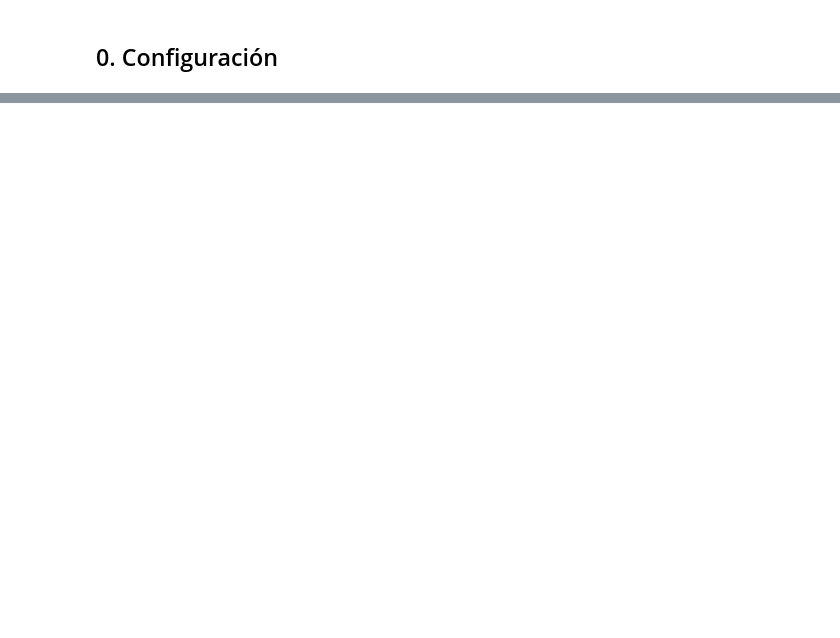
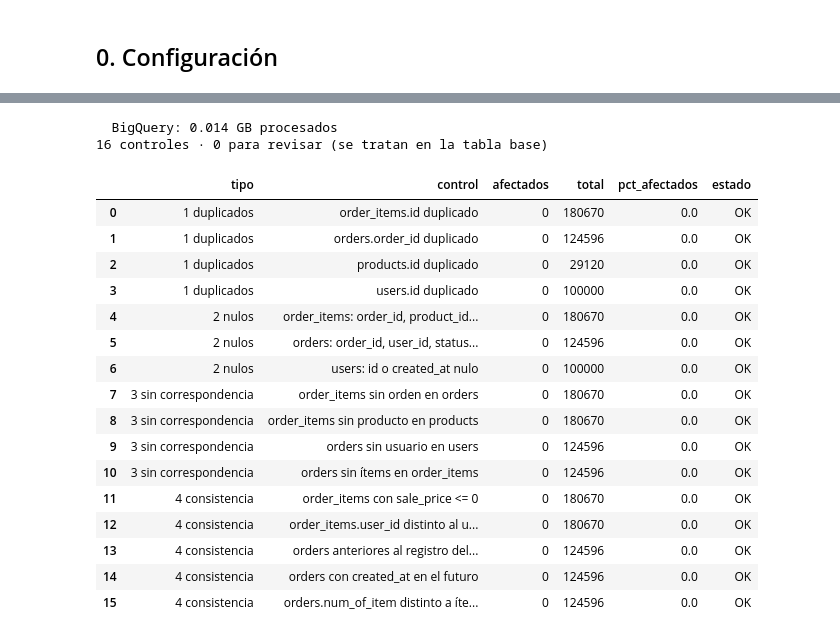
Before and after one commit to TaisAM3103/recompra-60d-tais-arrunategui, a Jupyter notebook: notebooks/recompra_60d.ipynb, the cells around one changed output, grey strips where cells are left out. Cells and saved outputs as stored; diff of their text form; code cells hidden in the pictures; blank space fills up the shorter version.

````diff
--- a/notebooks/recompra_60d.ipynb
+++ b/notebooks/recompra_60d.ipynb
@@ -95,7 +97,7 @@ client = bigquery.Client(project=CONFIG["PROYECTO"])
 
 
 def _parametro(nombre, valor):
-    """Convierte un valor de Python en un parámetro tipado de BigQuery."""
+    # valor de python -> parametro tipado de BQ
     if isinstance(valor, (list, tuple)):
         return bigquery.ArrayQueryParameter(nombre, "STRING", list(valor))
     if isinstance(valor, dt.date):
@@ -108,7 +110,7 @@ def _parametro(nombre, valor):
 
 
 def consultar(sql, params=None, destino=None):
-    """Ejecuta una consulta. Si se indica `destino`, además la escribe con WRITE_TRUNCATE."""
+    """Corre una consulta. Con `destino` ademas guarda el resultado (WRITE_TRUNCATE)."""
     cfg = bigquery.QueryJobConfig(
         query_parameters=[_parametro(k, v) for k, v in (params or {}).items()])
     if destino:
@@ -122,7 +124,7 @@ def consultar(sql, params=None, destino=None):
 
 
 def asegurar_dataset_destino(cfg):
-    """Crea el dataset de la candidata si no existe, en la misma región que el origen."""
+    # crea mi dataset si no existe, en la misma region que el origen (US)
     origen = client.get_dataset(f'{cfg["PROYECTO"]}.{cfg["DATASET_ORIGEN"]}')
     ds = bigquery.Dataset(f'{cfg["PROYECTO"]}.{cfg["DATASET_DESTINO"]}')
     ds.location = origen.location
@@ -130,12 +132,12 @@ def asegurar_dataset_destino(cfg):
 
 
 def reemplazar_particion(df, tabla, fecha_corte):
-    """Guarda `df` en `tabla` (particionada por fecha_corte) reemplazando SOLO esa fecha.
-    Re-ejecutar con la misma fecha de corte no duplica filas."""
+    """Borra la particion de esa fecha de corte y vuelve a cargar.
+    Asi, correr dos veces con la misma fecha no duplica filas."""
     try:
         client.get_table(tabla)
         consultar(f"DELETE FROM `{tabla}` WHERE fecha_corte = @fc", {"fc": fecha_corte})
-    except NotFound:  # primera ejecución: la tabla la crea la carga
+    except NotFound:  # primera vez: la tabla la crea la carga
         pass
     job_cfg = bigquery.LoadJobConfig(
         write_disposition=bigquery.WriteDisposition.WRITE_APPEND,
@@ -154,8 +156,8 @@ def nombre_tabla(cfg, tabla, destino=False):
 
 
 def cargar_sql(nombre, cfg):
-    """Lee un archivo de sql/ y ajusta proyecto y datasets según CONFIG
-    (los archivos traen los nombres reales para poder ejecutarse en la consola)."""
+    # los .sql tienen los nombres reales para poder pegarlos en la consola;
+    # aqui solo los cambio si CONFIG apunta a otro proyecto/dataset
     sql = (DIR_SQL / nombre).read_text(encoding="utf-8")
     sql = sql.replace("bussiness-case-tyc.bussiness_case_ecommerce.",
                       f'{cfg["PROYECTO"]}.{cfg["DATASET_ORIGEN"]}.')
@@ -165,6 +167,6 @@ def cargar_sql(nombre, cfg):
 
 
 def mostrar_sql(nombre):
-    """Muestra el SQL dentro del notebook (queda visible en GitHub)."""
+    # para que el SQL se vea dentro del notebook (tambien en GitHub)
     display(Markdown(f"**`sql/{nombre}`**\n```sql\n{(DIR_SQL / nombre).read_text(encoding='utf-8')}\n```"))
 # %% [markdown]
@@ -177,13 +240,32 @@ mostrar_sql("00a_calidad_fuentes.sql")
 # %%
 def controlar_fuentes(cfg):
-    """Controles de calidad de las fuentes. Devuelve la tabla de controles."""
     df = consultar(cargar_sql("00a_calidad_fuentes.sql", cfg))
     revisar = df[df.estado != "OK"]
     print(f"{len(df)} controles · {len(revisar)} para revisar (se tratan en la tabla base)")
     return df
 
 calidad_fuentes = controlar_fuentes(CONFIG)
 calidad_fuentes
+# %% [output]
+  BigQuery: 0.014 GB procesados
+16 controles · 0 para revisar (se tratan en la tabla base)
+|  | tipo | control | afectados | total | pct_afectados | estado |
+| 0 | 1 duplicados | order_items.id duplicado | 0 | 180670 | 0.0 | OK |
+| 1 | 1 duplicados | orders.order_id duplicado | 0 | 124596 | 0.0 | OK |
+| 2 | 1 duplicados | products.id duplicado | 0 | 29120 | 0.0 | OK |
+| 3 | 1 duplicados | users.id duplicado | 0 | 100000 | 0.0 | OK |
+| 4 | 2 nulos | order_items: order_id, product_id... | 0 | 180670 | 0.0 | OK |
+| 5 | 2 nulos | orders: order_id, user_id, status... | 0 | 124596 | 0.0 | OK |
+| 6 | 2 nulos | users: id o created_at nulo | 0 | 100000 | 0.0 | OK |
+| 7 | 3 sin correspondencia | order_items sin orden en orders | 0 | 180670 | 0.0 | OK |
+| 8 | 3 sin correspondencia | order_items sin producto en products | 0 | 180670 | 0.0 | OK |
+| 9 | 3 sin correspondencia | orders sin usuario en users | 0 | 124596 | 0.0 | OK |
+| 10 | 3 sin correspondencia | orders sin ítems en order_items | 0 | 124596 | 0.0 | OK |
+| 11 | 4 consistencia | order_items con sale_price <= 0 | 0 | 180670 | 0.0 | OK |
+| 12 | 4 consistencia | order_items.user_id distinto al u... | 0 | 180670 | 0.0 | OK |
+| 13 | 4 consistencia | orders anteriores al registro del... | 0 | 124596 | 0.0 | OK |
+| 14 | 4 consistencia | orders con created_at en el futuro | 0 | 124596 | 0.0 | OK |
+| 15 | 4 consistencia | orders.num_of_item distinto a íte... | 0 | 124596 | 0.0 | OK |
 # %%
 mostrar_sql("00b_estados_y_fechas.sql")
 estados = consultar(cargar_sql("00b_estados_y_fechas.sql", CONFIG))
````
Also changed, not shown: parts of 34 cells of this notebook, 15 other files.
